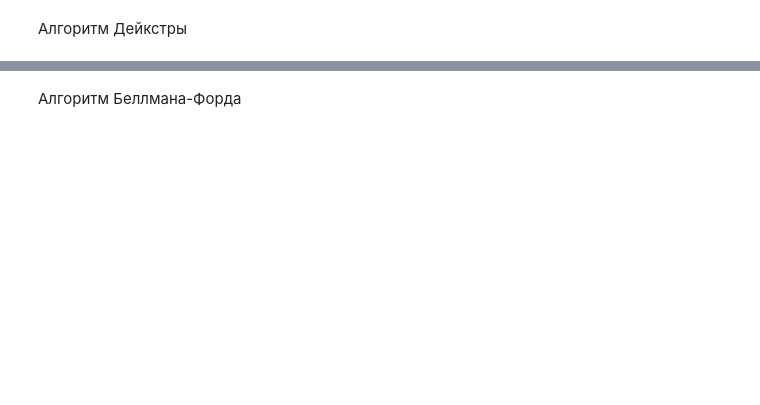
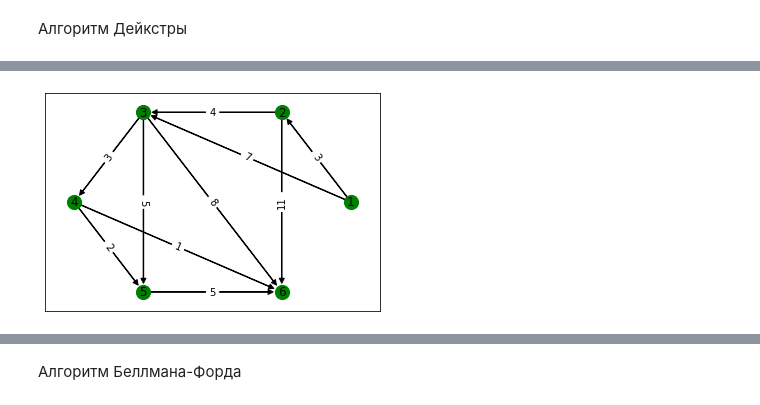
Before and after one commit to AlekseyScorpi/SIAOD, a Jupyter notebook: labs/Lab6.ipynb, the cells around one changed output, grey strips where cells are left out. Cells and saved outputs as stored; diff of their text form; code cells hidden in the pictures; blank space fills up the shorter version.

```diff
--- a/labs/Lab6.ipynb
+++ b/labs/Lab6.ipynb
@@ -206,15 +230,17 @@ with open("mat2.txt", "r", encoding = "utf-8") as file:
 # %%
 #создаём граф
 graph = create_graph(matrix)
 
+draw_graph(graph)
 
 #отображаем граф из файла
 nt = Network(notebook = True)
 nt.from_nx(graph)
 nt.set_options(options)
 nt.show("test.html")
 # %% [output]
 [interactive output not drawn]
+[figure, added]
 # %%
 #алгоритм
 def dijkstra(__matrix, v, u):
```
Also changed, not shown: parts of 22 cells of this notebook.
